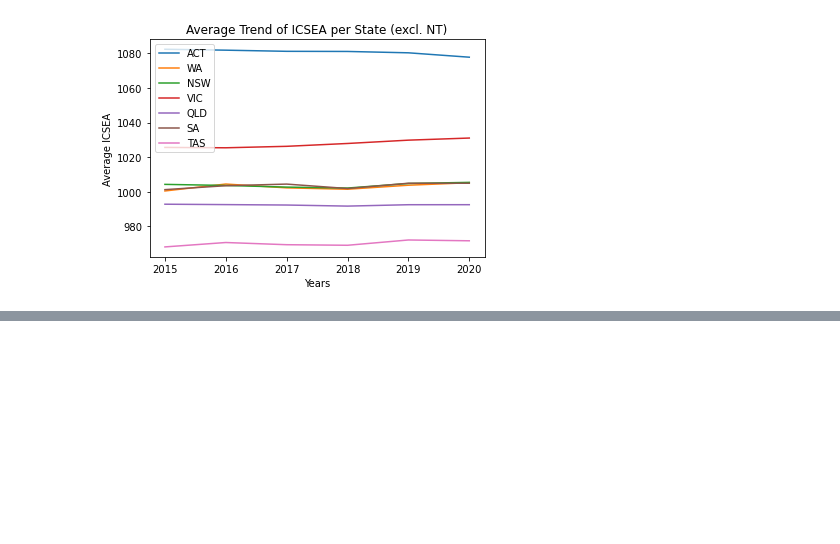
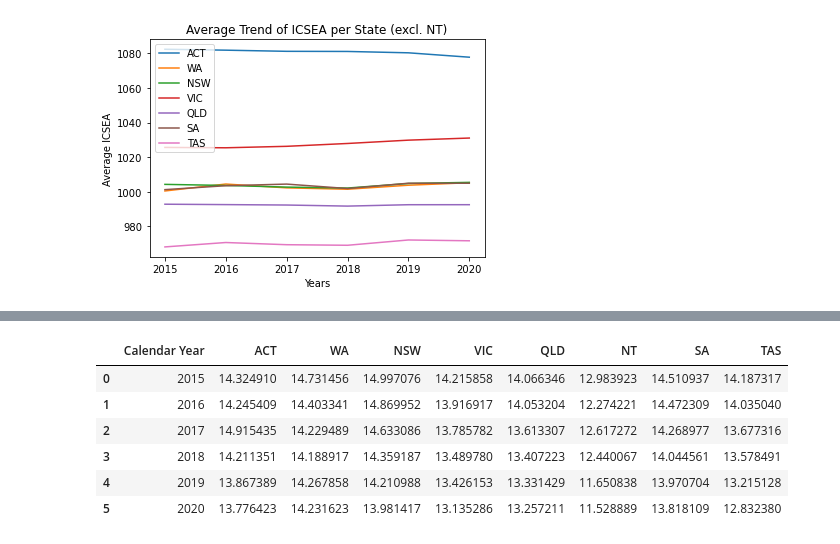
Before and after one commit to keners27/Project-1, a Jupyter notebook: School Data/school_data_analysis.ipynb, the cells around one changed output, grey strips where cells are left out. Saved outputs shown, nothing was run; the diff lists cells and outputs as text; code cells hidden in the pictures; blank space fills up the shorter version.

```diff
--- a/School Data/school_data_analysis.ipynb
+++ b/School Data/school_data_analysis.ipynb
@@ -57,7 +82,15 @@ school_data.plot.bar(ylim=(700,1100),rot=50, title="Test");
 # %%
 # Load CSV
-class_data= pd.read_csv('summary_class_data.csv')
+class_data= pd.read_csv('Output/summary_class_data.csv')
 class_data
+# %% [output]
+|  | Calendar Year | ACT | WA | NSW | VIC | QLD | NT | SA | TAS |
+| 0 | 2015 | 14.324910 | 14.731456 | 14.997076 | 14.215858 | 14.066346 | 12.983923 | 14.510937 | 14.187317 |
+| 1 | 2016 | 14.245409 | 14.403341 | 14.869952 | 13.916917 | 14.053204 | 12.274221 | 14.472309 | 14.035040 |
+| 2 | 2017 | 14.915435 | 14.229489 | 14.633086 | 13.785782 | 13.613307 | 12.617272 | 14.268977 | 13.677316 |
+| 3 | 2018 | 14.211351 | 14.188917 | 14.359187 | 13.489780 | 13.407223 | 12.440067 | 14.044561 | 13.578491 |
+| 4 | 2019 | 13.867389 | 14.267858 | 14.210988 | 13.426153 | 13.331429 | 11.650838 | 13.970704 | 13.215128 |
+| 5 | 2020 | 13.776423 | 14.231623 | 13.981417 | 13.135286 | 13.257211 | 11.528889 | 13.818109 | 12.832380 |
 # %%
 # Extract data for plotting
 years=class_data["Calendar Year"]
```
Also changed, not shown: parts of 6 cells of this notebook, 4 other files.
